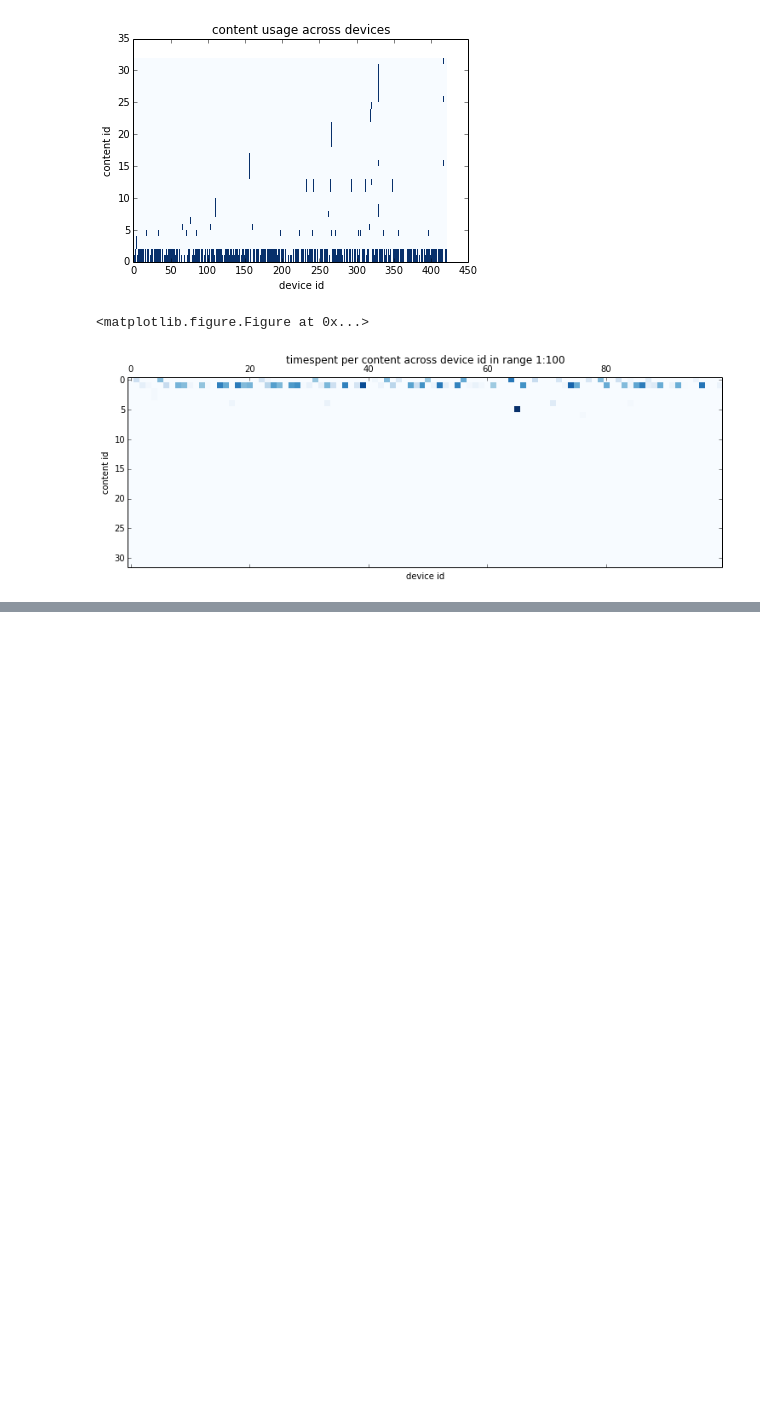
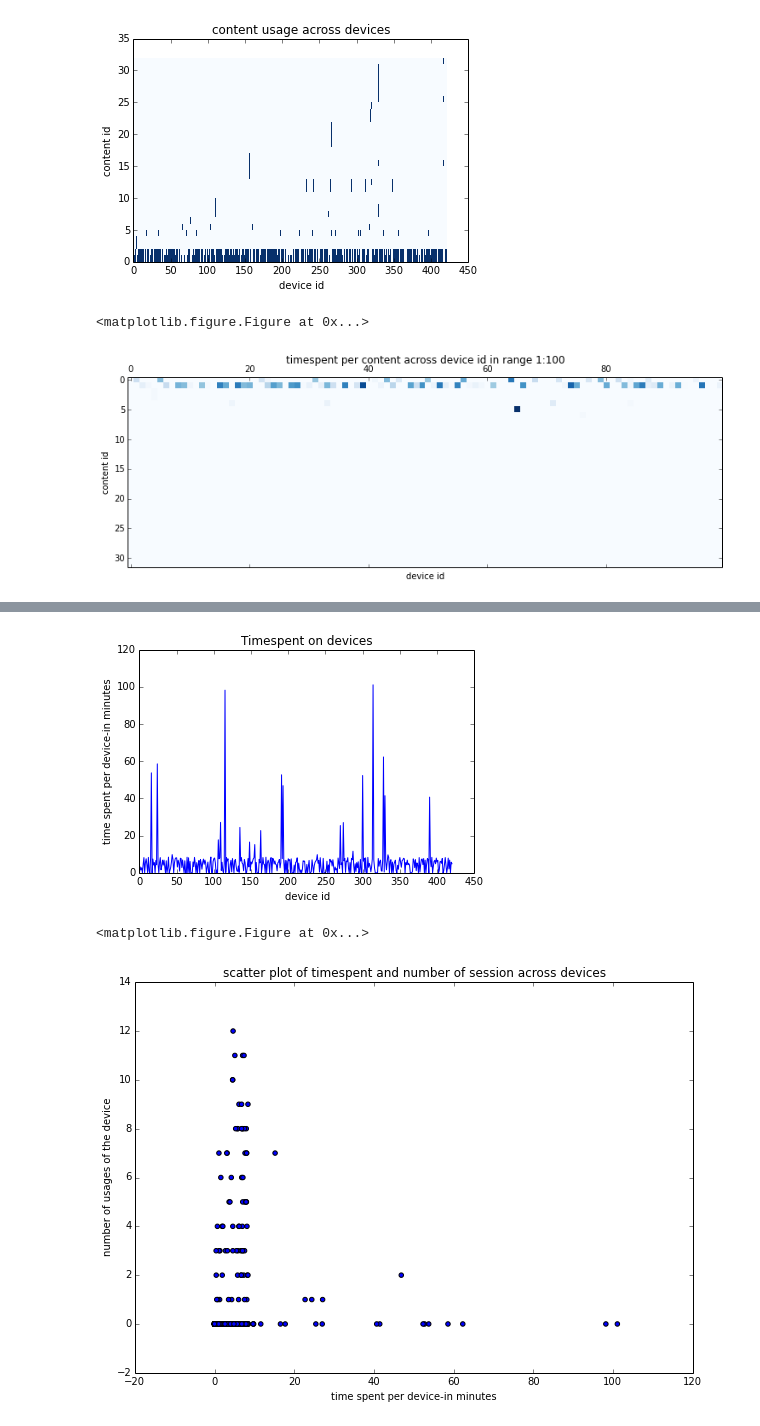
Before and after one commit to project-sunbird/sunbird-analytics, a Jupyter notebook: platform-scripts/VidyaVani/ContentUsageReportProd.ipynb, the cells around one changed output, grey strips where cells are left out. Drawn from its saved outputs; the diff is of its cells as text; code cells hidden in the pictures; blank space fills up the shorter version.

```diff
--- a/platform-scripts/VidyaVani/ContentUsageReportProd.ipynb
+++ b/platform-scripts/VidyaVani/ContentUsageReportProd.ipynb
@@ -178 +183,15 @@ resp2 = requests.post(url)
+# %%
+#get content list from production
+
+url = "https://api.ekstep.org/learning-api/v2/content/list"
+
+payload = "{\n  \"request\": { \n      \"search\": {\n          \"status\": [\"Live\", \"Draft\", \"Retired\"],\n          \"contentType\": [\"Game\", \"Worksheet\", \"Story\"],\n          \"limit\": 2000\n      }\n  }\n}"
+headers = {
+    'content-type': "application/json",
+    'user-id': "mahesh",
+    'cache-control': "no-cache",
+    'postman-token': "d0fafff9-911a-9a91-2016-cfc4714cf543"
+    }
+
+resp2 = requests.request("POST", url, data=payload, headers=headers).json()
 # %%
@@ -195,0 +225,21 @@ for num_did in range(1,len(resp)):
+# %%
+plt.figure()
+plt.plot(timePerDid/60)
+plt.ylabel('time spent per device-in minutes')
+plt.xlabel('device id')
+plt.title('Timespent on devices ')
+plt.show()
+plt.close()
+
+plt.figure()
+plt.figure(figsize=(10,7))
+plt.scatter(timePerDid/60,sessionPerDid)
+plt.xlabel('time spent per device-in minutes')
+plt.ylabel('number of usages of the device')
+plt.title('scatter plot of timespent and number of session across devices')
+plt.show()
+plt.close()
+# %% [output]
+[figure, added]
+<matplotlib.figure.Figure at 0x...>
+[figure, added]
```
Also changed, not shown: parts of 6 cells of this notebook.
